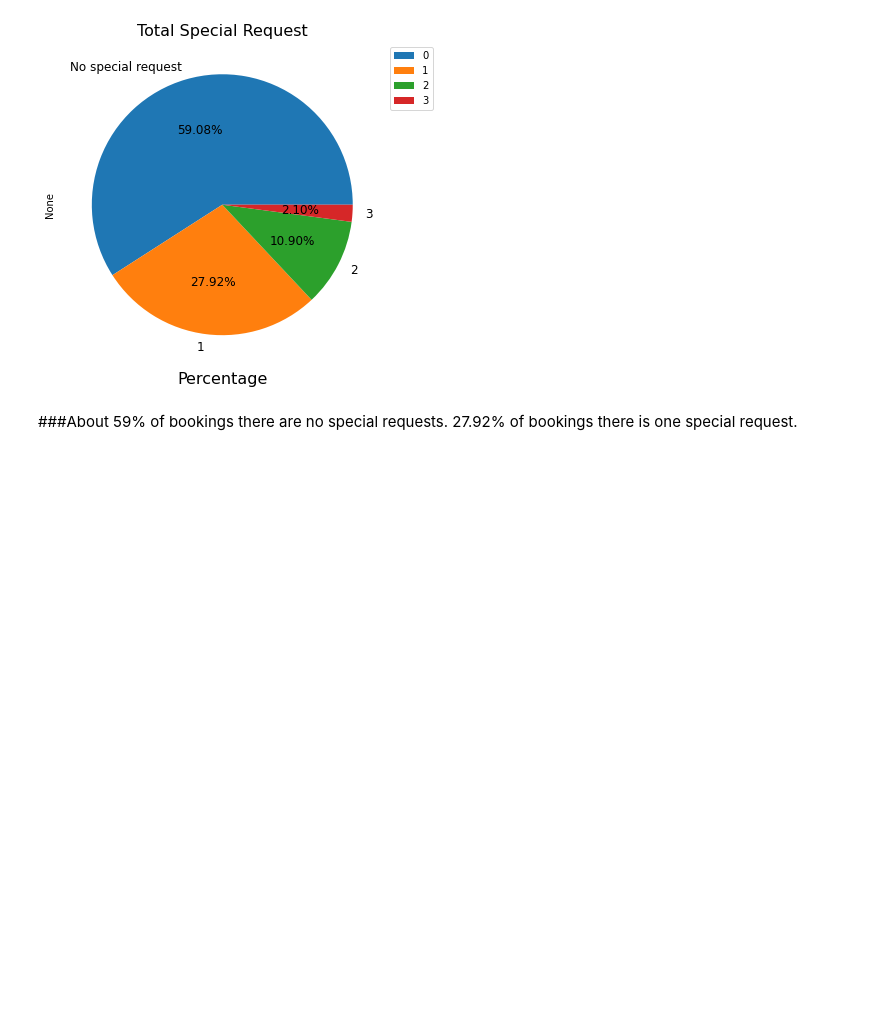
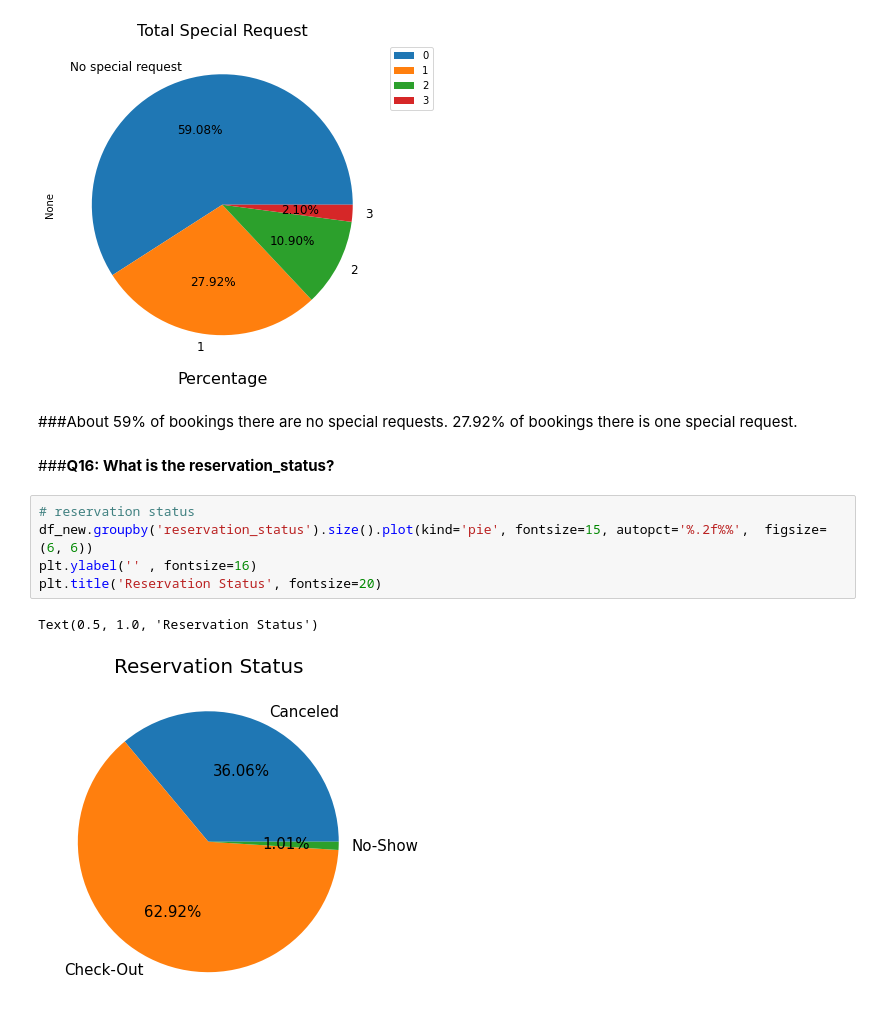
Before and after one commit to YashwantRaul/EDA-of-Hotel-booking, a Jupyter notebook: Hotel_Booking_Analysis_Capstone_Project.ipynb, the cells around one changed output. Cells and saved outputs as stored; diff of their text form; blank space fills up the shorter version.

```diff
--- a/Hotel_Booking_Analysis_Capstone_Project.ipynb
+++ b/Hotel_Booking_Analysis_Capstone_Project.ipynb
@@ -387,3 +386,13 @@ plt.legend(bbox_to_anchor=(1, 1), loc='upper left', labels=labels)
 [figure]
 # %% [markdown]
 ###About 59% of bookings there are no special requests. 27.92% of bookings there is one special request.
+# %% [markdown]
+###**Q16: What is the reservation_status?**
+# %%
+# reservation status
+df_new.groupby('reservation_status').size().plot(kind='pie', fontsize=15, autopct='%.2f%%',  figsize=(6, 6))
+plt.ylabel('' , fontsize=16)
+plt.title('Reservation Status', fontsize=20)
+# %% [output]
+Text(0.5, 1.0, 'Reservation Status')
+[figure, added]
```
Also changed, not shown: parts of 16 cells of this notebook.
